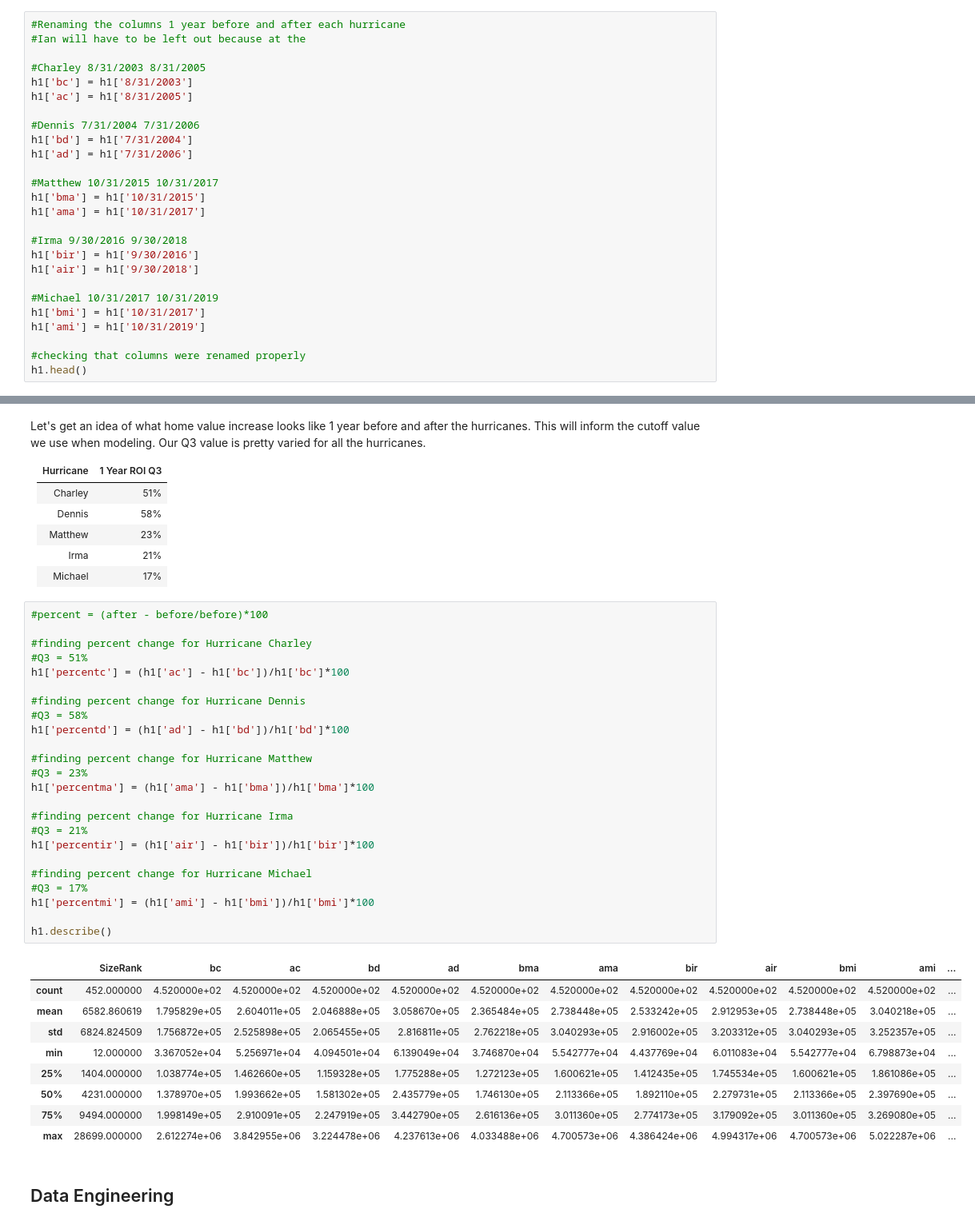
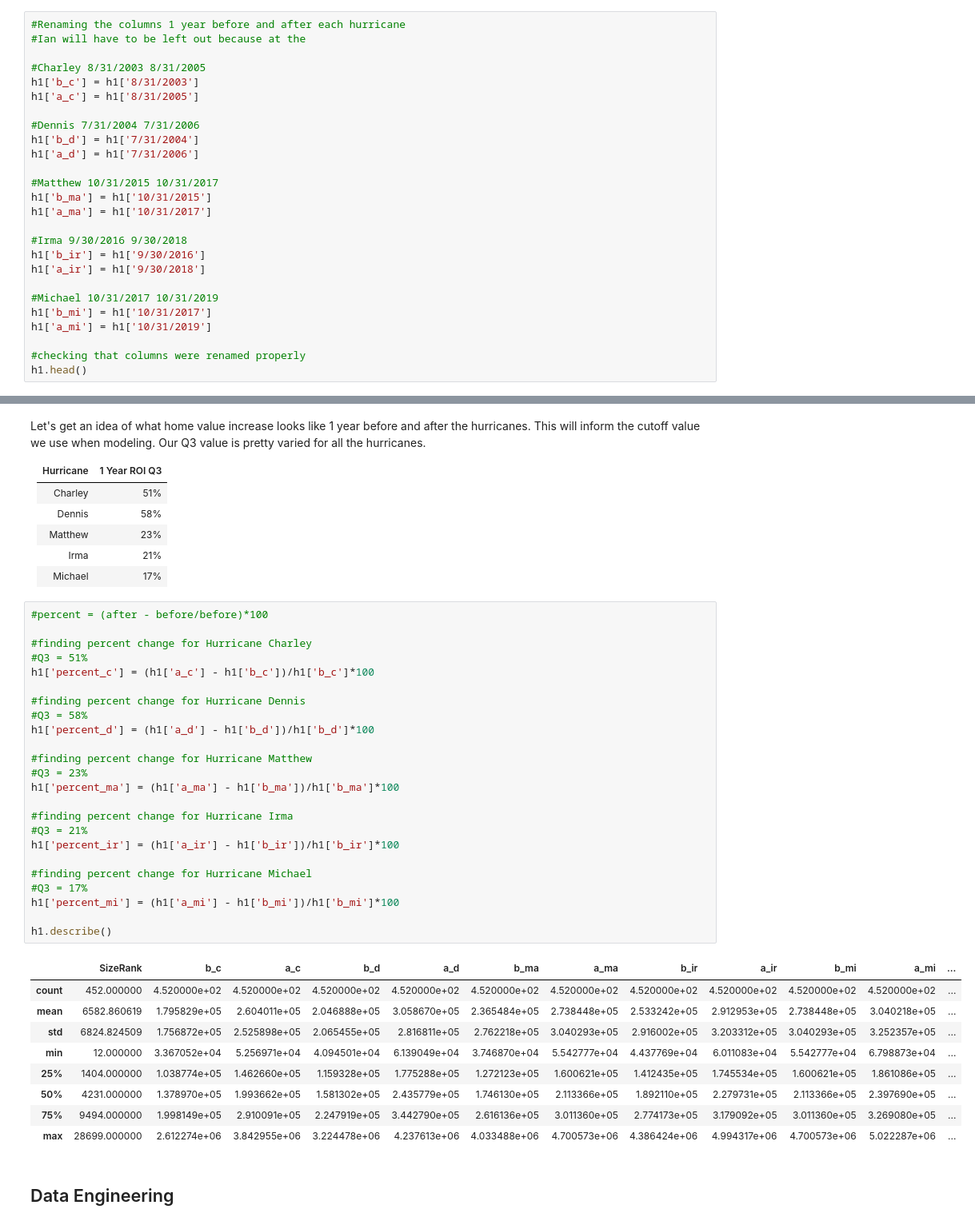
Before and after one commit to SSGrasland/Modeling-Hurricane-Impact-on-Florida-Real-Estate-Value-, a Jupyter notebook: 2a. Housing Data.ipynb, the cells around one changed output, grey strips where cells are left out. Shown: that part at 80% size. Cells and saved outputs as stored; diff of their text form.

```diff
--- a/2a. Housing Data.ipynb
+++ b/2a. Housing Data.ipynb
@@ -195,24 +195,24 @@ h1 = h
 #Ian will have to be left out because at the
 
 #Charley 8/31/2003 8/31/2005
-h1['bc'] = h1['8/31/2003']
-h1['ac'] = h1['8/31/2005']
+h1['b_c'] = h1['8/31/2003']
+h1['a_c'] = h1['8/31/2005']
 
 #Dennis 7/31/2004 7/31/2006
-h1['bd'] = h1['7/31/2004']
-h1['ad'] = h1['7/31/2006']
+h1['b_d'] = h1['7/31/2004']
+h1['a_d'] = h1['7/31/2006']
 
 #Matthew 10/31/2015 10/31/2017
-h1['bma'] = h1['10/31/2015']
-h1['ama'] = h1['10/31/2017']
+h1['b_ma'] = h1['10/31/2015']
+h1['a_ma'] = h1['10/31/2017']
 
 #Irma 9/30/2016 9/30/2018
-h1['bir'] = h1['9/30/2016']
-h1['air'] = h1['9/30/2018']
+h1['b_ir'] = h1['9/30/2016']
+h1['a_ir'] = h1['9/30/2018']
 
 #Michael 10/31/2017 10/31/2019
-h1['bmi'] = h1['10/31/2017']
-h1['ami'] = h1['10/31/2019']
+h1['b_mi'] = h1['10/31/2017']
+h1['a_mi'] = h1['10/31/2019']
 
 #checking that columns were renamed properly
 h1.head()
@@ -258,29 +258,29 @@ Let's get an idea of what home value increase looks like 1 year before and after
 # %%
 #percent = (after - before/before)*100
 
 #finding percent change for Hurricane Charley
 #Q3 = 51%
-h1['percentc'] = (h1['ac'] - h1['bc'])/h1['bc']*100
+h1['percent_c'] = (h1['a_c'] - h1['b_c'])/h1['b_c']*100
 
 #finding percent change for Hurricane Dennis
 #Q3 = 58%
-h1['percentd'] = (h1['ad'] - h1['bd'])/h1['bd']*100
+h1['percent_d'] = (h1['a_d'] - h1['b_d'])/h1['b_d']*100
 
 #finding percent change for Hurricane Matthew
 #Q3 = 23%
-h1['percentma'] = (h1['ama'] - h1['bma'])/h1['bma']*100
+h1['percent_ma'] = (h1['a_ma'] - h1['b_ma'])/h1['b_ma']*100
 
 #finding percent change for Hurricane Irma
 #Q3 = 21%
-h1['percentir'] = (h1['air'] - h1['bir'])/h1['bir']*100
+h1['percent_ir'] = (h1['a_ir'] - h1['b_ir'])/h1['b_ir']*100
 
 #finding percent change for Hurricane Michael
 #Q3 = 17%
-h1['percentmi'] = (h1['ami'] - h1['bmi'])/h1['bmi']*100
+h1['percent_mi'] = (h1['a_mi'] - h1['b_mi'])/h1['b_mi']*100
 
 h1.describe()
 # %% [output]
-|  | SizeRank | bc | ac | bd | ad | bma | ama | bir | air | bmi | ami | ... |
+|  | SizeRank | b_c | a_c | b_d | a_d | b_ma | a_ma | b_ir | a_ir | b_mi | a_mi | ... |
 | count | 452.000000 | 4.520000e+02 | 4.520000e+02 | 4.520000e+02 | 4.520000e+02 | 4.520000e+02 | 4.520000e+02 | 4.520000e+02 | 4.520000e+02 | 4.520000e+02 | 4.520000e+02 | ... |
 | mean | 6582.860619 | 1.795829e+05 | 2.604011e+05 | 2.046888e+05 | 3.058670e+05 | 2.365484e+05 | 2.738448e+05 | 2.533242e+05 | 2.912953e+05 | 2.738448e+05 | 3.040218e+05 | ... |
 | std | 6824.824509 | 1.756872e+05 | 2.525898e+05 | 2.065455e+05 | 2.816811e+05 | 2.762218e+05 | 3.040293e+05 | 2.916002e+05 | 3.203312e+05 | 3.040293e+05 | 3.252357e+05 | ... |
```
Also changed, not shown: parts of 6 cells of this notebook, 3 other files.
